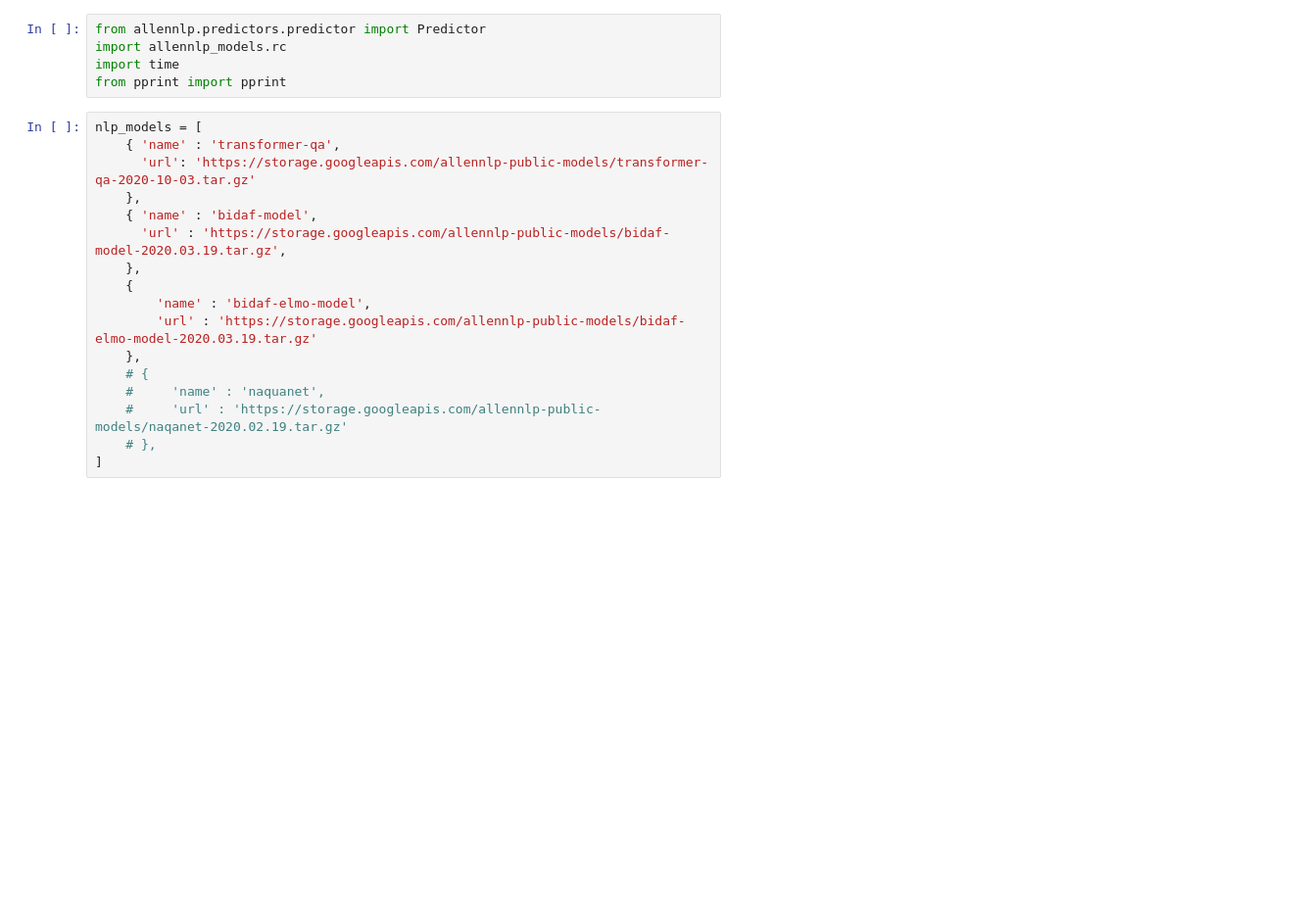
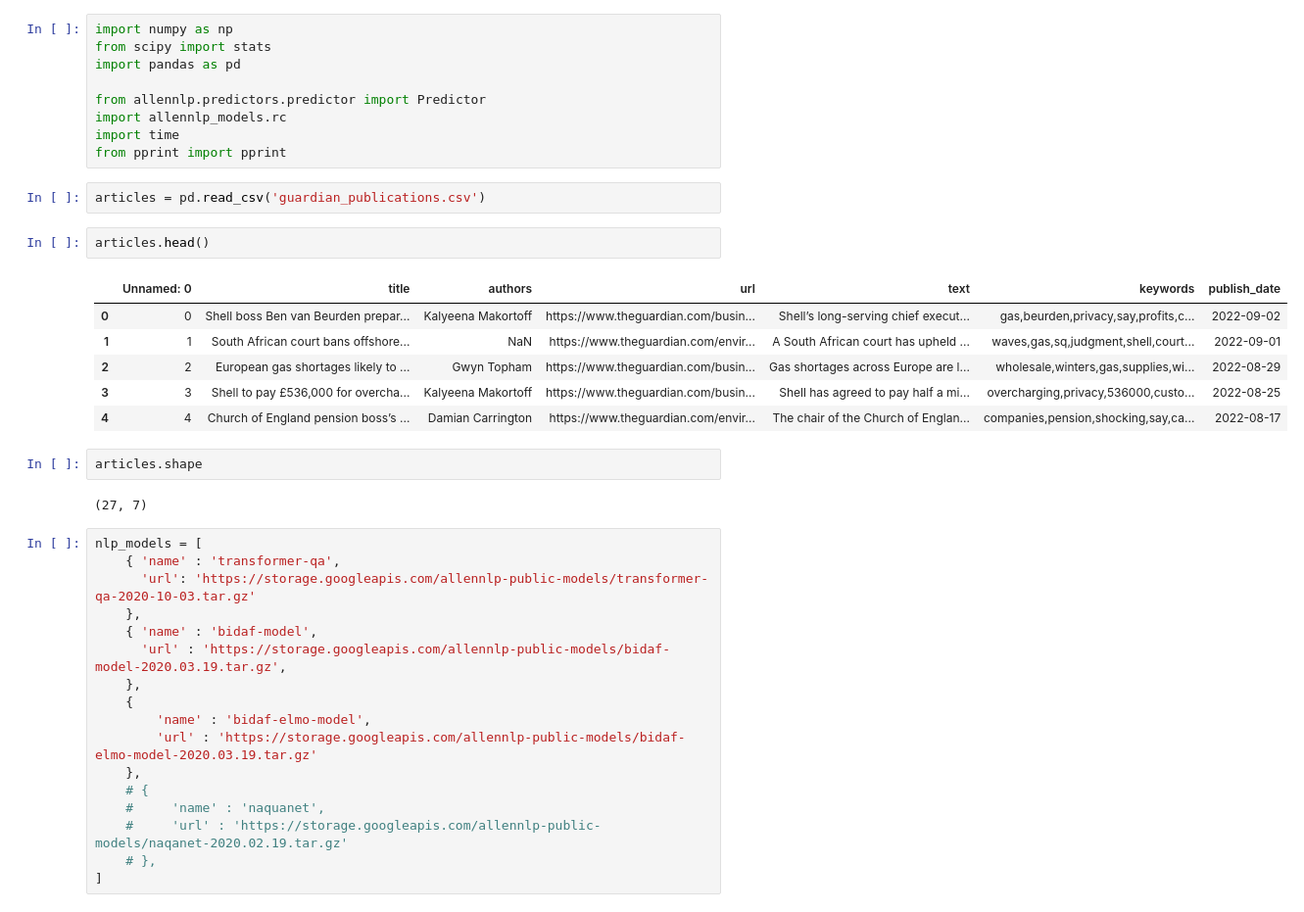
Before and after one commit to kojosbk/SDG_Allennlp, a Jupyter notebook: Allen_NLP-_QA_pre-trained_models.ipynb, the cells around one changed output. Shown: that part at 98% size. Drawn from its saved outputs; the diff is of its cells as text; blank space fills up the shorter version.

Commit message:
Stress testing (long passage)
Stress testing the three QnA models with longer passages from csv file produced by data engineers

```diff
--- a/Allen_NLP-_QA_pre-trained_models.ipynb
+++ b/Allen_NLP-_QA_pre-trained_models.ipynb
@@ -1,8 +1,27 @@
 # %%
+import numpy as np
+from scipy import stats
+import pandas as pd
+
 from allennlp.predictors.predictor import Predictor
 import allennlp_models.rc
 import time
 from pprint import pprint
+# %%
+articles = pd.read_csv('guardian_publications.csv')
+# %%
+articles.head()
+# %% [output]
+|  | Unnamed: 0 | title | authors | url | text | keywords | publish_date |
+| 0 | 0 | Shell boss Ben van Beurden prepar... | Kalyeena Makortoff | https://www.theguardian.com/busin... | Shell’s long-serving chief execut... | gas,beurden,privacy,say,profits,c... | 2022-09-02 |
+| 1 | 1 | South African court bans offshore... | NaN | https://www.theguardian.com/envir... | A South African court has upheld ... | waves,gas,sq,judgment,shell,court... | 2022-09-01 |
+| 2 | 2 | European gas shortages likely to ... | Gwyn Topham | https://www.theguardian.com/busin... | Gas shortages across Europe are l... | wholesale,winters,gas,supplies,wi... | 2022-08-29 |
+| 3 | 3 | Shell to pay £536,000 for overcha... | Kalyeena Makortoff | https://www.theguardian.com/busin... | Shell has agreed to pay half a mi... | overcharging,privacy,536000,custo... | 2022-08-25 |
+| 4 | 4 | Church of England pension boss’s ... | Damian Carrington | https://www.theguardian.com/envir... | The chair of the Church of Englan... | companies,pension,shocking,say,ca... | 2022-08-17 |
+# %%
+articles.shape
+# %% [output]
+(27, 7)
 # %%
 nlp_models = [
     { 'name' : 'transformer-qa',
```
Also changed, not shown: parts of 8 cells of this notebook, 1 other file.
